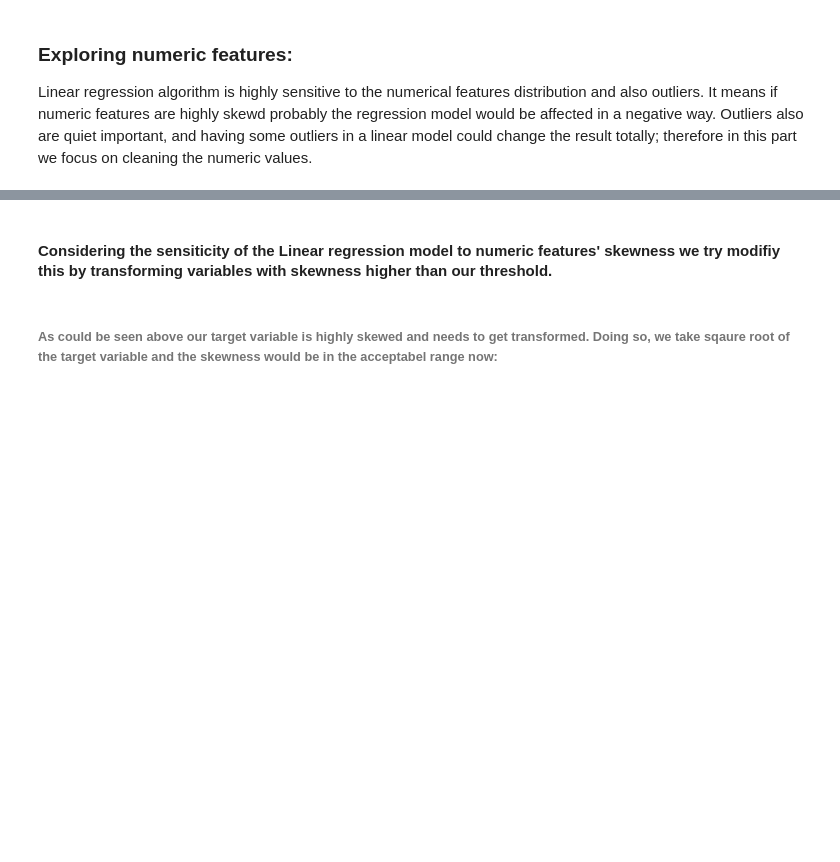
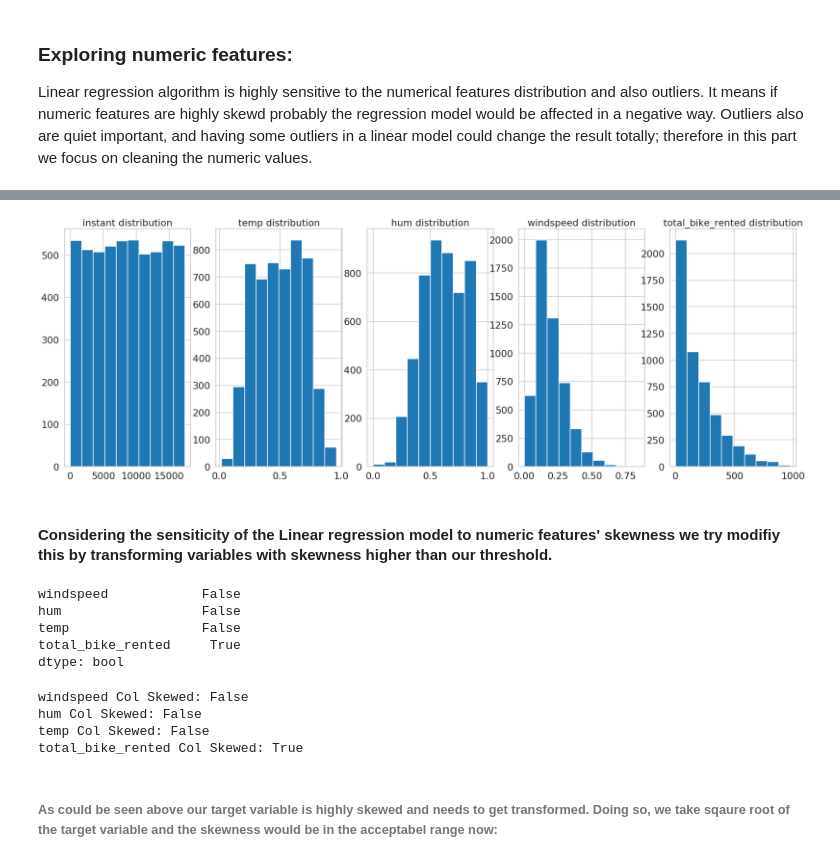
Before and after one commit to daguito81/ml-bikesharing-dask, a Jupyter notebook: notebooks/Bike_sharing_2_D.ipynb, the cells around one changed output, grey strips where cells are left out. Cells and saved outputs as stored; diff of their text form; code cells hidden in the pictures; blank space fills up the shorter version.

```diff
--- a/notebooks/Bike_sharing_2_D.ipynb
+++ b/notebooks/Bike_sharing_2_D.ipynb
@@ -337,9 +575,32 @@ for i in df[numeric_cols].columns.values:
+# %%
+counter=1
+for i in df_d[numeric_cols].columns.values:
+    plt.subplot(1, len(numeric_cols),counter)
+    plt.hist(df_d.sample(frac=0.3)[i].compute())
+    plt.title(str(i)+" "+ "distribution")
+    counter+=1
+# %% [output]
+[figure, added]
 # %% [markdown]
 #### Considering the sensiticity of the Linear regression model to numeric features' skewness we try modifiy this by transforming variables with skewness higher than our threshold.
 # %%
 from scipy.stats import skew
 # %%
-df[['windspeed','hum','temp','total_bike_rented']].apply(lambda x: abs(skew(x))>0.75)
+df_p[['windspeed','hum','temp','total_bike_rented']].apply(lambda x: abs(skew(x))>0.75)
+# %% [output]
+windspeed            False
+hum                  False
+temp                 False
+total_bike_rented     True
+dtype: bool
+# %%
+for col in df_d[['windspeed','hum','temp','total_bike_rented']].columns.values:
+    print("{} Col Skewed: {}".format(col, abs(skew(df_d[col].compute())) > 0.75))
+# %% [output]
+windspeed Col Skewed: False
+hum Col Skewed: False
+temp Col Skewed: False
+total_bike_rented Col Skewed: True
 # %% [markdown]
 ###### As could be seen above our target variable is highly skewed and needs to get transformed. Doing so, we take sqaure root of the target variable and the skewness would be in the acceptabel range now:
 # %%
```
Also changed, not shown: parts of 62 cells of this notebook.
